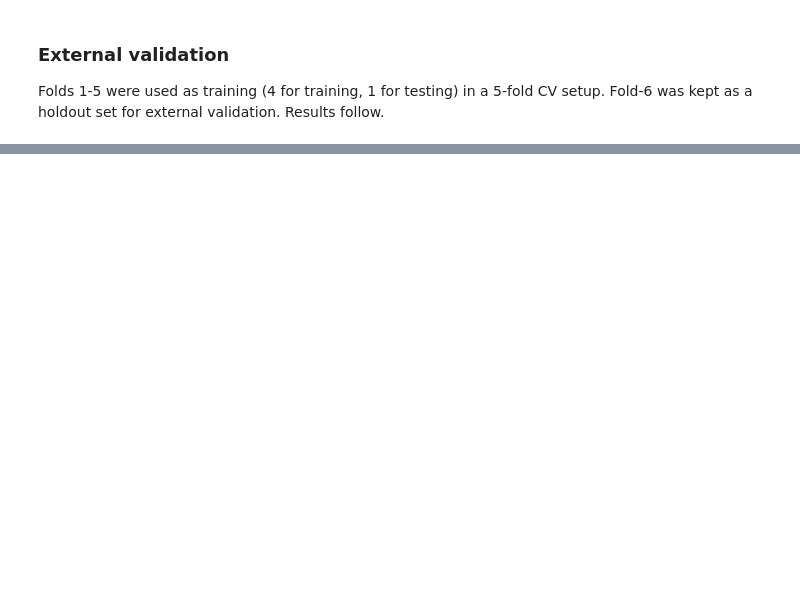
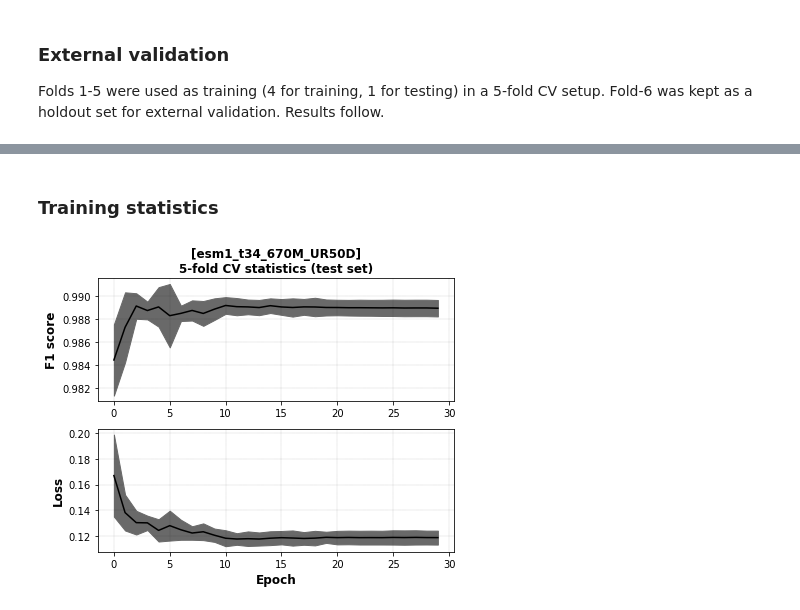
Before and after one commit to TeamSundar/m-ionic, a Jupyter notebook: analysisCV.ipynb, the cells around one changed output, grey strips where cells are left out. Cells and saved outputs as stored; diff of their text form; code cells hidden in the pictures; blank space fills up the shorter version.

```diff
--- a/analysisCV.ipynb
+++ b/analysisCV.ipynb
@@ -197,0 +313,35 @@ ZN 0.686 0.936
+# %% [markdown]
+### Training statistics
+# %%
+import numpy as np
+import matplotlib.pyplot as plt
+import pandas as pd
+model_name = 'esm1_t34_670M_UR50D'
+list_f1, list_loss = [], []
+for fold in range(1,6):
+    df = pd.read_csv('checkpoints/%s_setB_fold%s.csv'%(model_name, fold))
+    list_f1.append(list(df['net_f1_test']))
+    list_loss.append(list(df['net_loss_test']))
+
+test_mean_f1 = np.mean(list_f1, axis=0)
+test_std_f1 = np.std(list_f1, axis=0)
+
+test_mean_loss = np.mean(list_loss, axis=0)
+test_std_loss = np.std(list_loss, axis=0)
+
+fig, ax = plt.subplots(2, figsize=(6,5))
+ax[0].plot(range(len(test_mean_f1)), test_mean_f1, label="Training score", color="black")
+ax[0].fill_between(range(len(test_mean_f1)), test_mean_f1 - test_std_f1, test_mean_f1 + test_std_f1, color="dimgrey")
+ax[0].set_ylabel('F1 score', fontsize=12, fontweight='bold')
+ax[0].grid(color='black', linestyle='-.', linewidth=0.1)
+
+ax[1].plot(range(len(test_mean_loss)), test_mean_loss, label="Training score", color="black")
+ax[1].fill_between(range(len(test_mean_loss)), test_mean_loss - test_std_loss, test_mean_loss + test_std_loss, color="dimgrey")
+ax[1].set_ylabel('Loss', fontsize=12, fontweight='bold')
+ax[1].set_xlabel('Epoch', fontsize=12, fontweight='bold')
+ax[1].grid(color='black', linestyle='-.', linewidth=0.1)
+
+ax[0].set_title('[%s]\n5-fold CV statistics (test set)'%(model_name), fontsize=12, fontweight='bold')
+plt.tight_layout()
+# %% [output]
+[figure, added]
```
Also changed, not shown: parts of 6 cells of this notebook.
